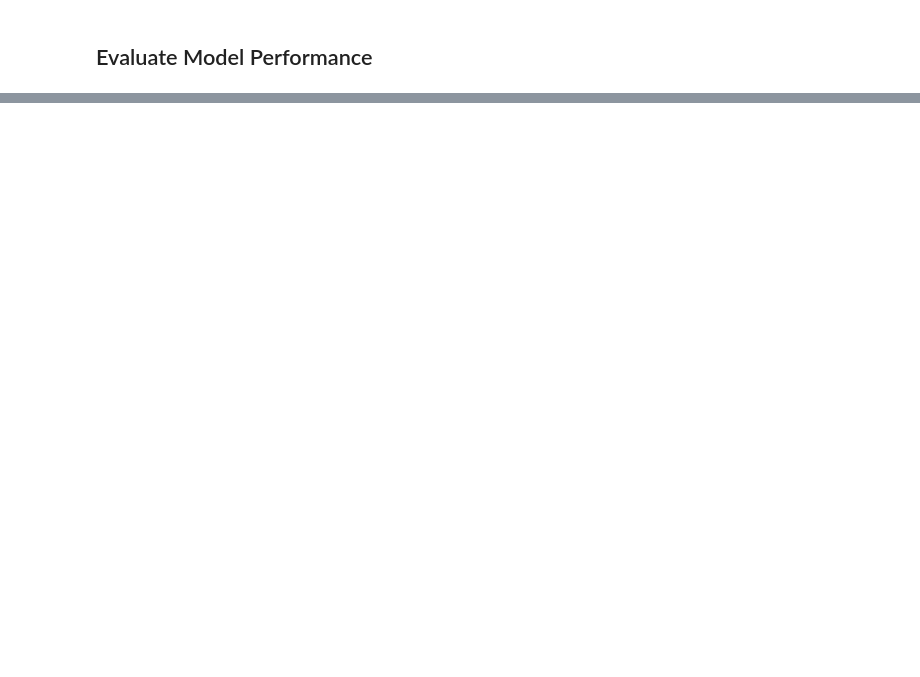
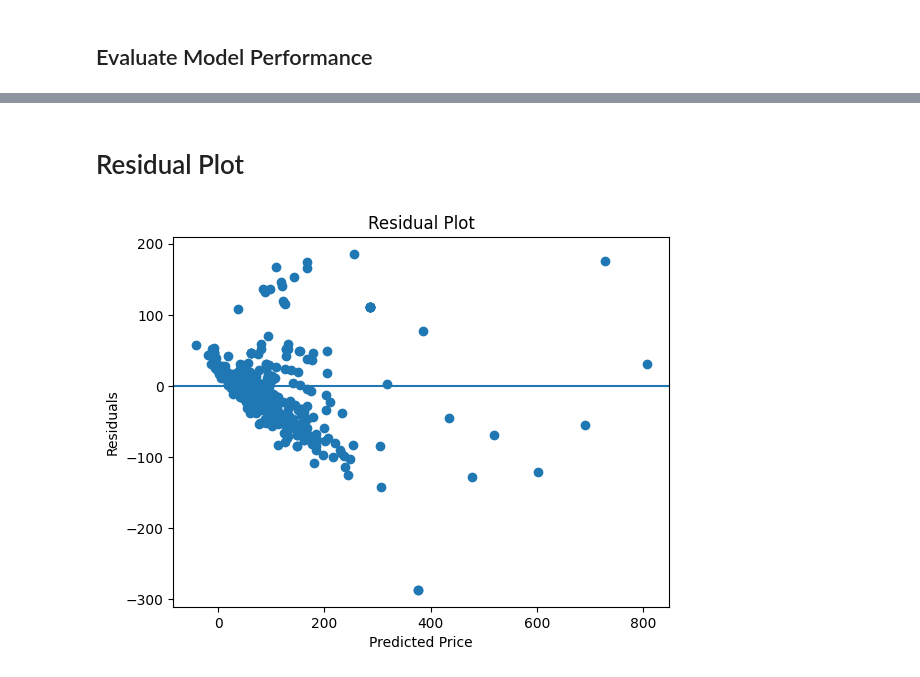
Before and after one commit to BenkiBuilds/DL-BEEE422L-mini-projects, a Jupyter notebook: Housing_Price_Prediction/house_price_predicition.ipynb, the cells around one changed output, grey strips where cells are left out. Cells and saved outputs as stored; diff of their text form; code cells hidden in the pictures; blank space fills up the shorter version.

Commit message:
add residual plot and error distribution plot

```diff
--- a/Housing_Price_Prediction/house_price_predicition.ipynb
+++ b/Housing_Price_Prediction/house_price_predicition.ipynb
@@ -217,0 +218,14 @@ R2 Score: 0.7041713956914564
+# %% [markdown]
+# Residual Plot
+# %%
+residuals = y_test - predictions
+
+plt.figure()
+plt.scatter(predictions, residuals)
+plt.axhline(0)
+plt.xlabel("Predicted Price")
+plt.ylabel("Residuals")
+plt.title("Residual Plot")
+plt.show()
+# %% [output]
+[figure, added]
```
Also changed, not shown: parts of 5 cells of this notebook.
